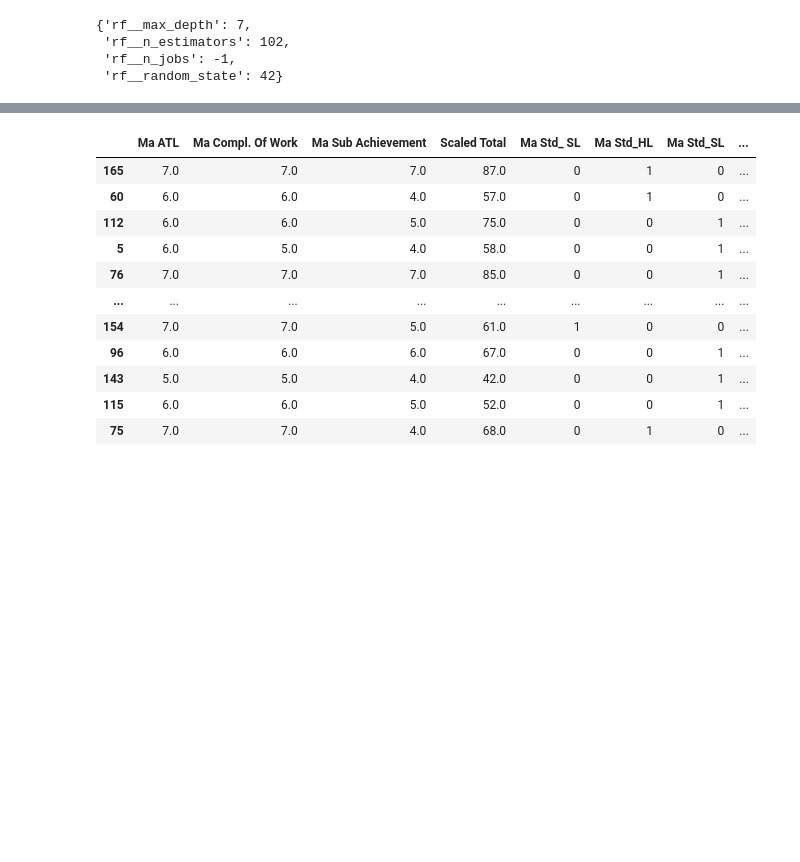
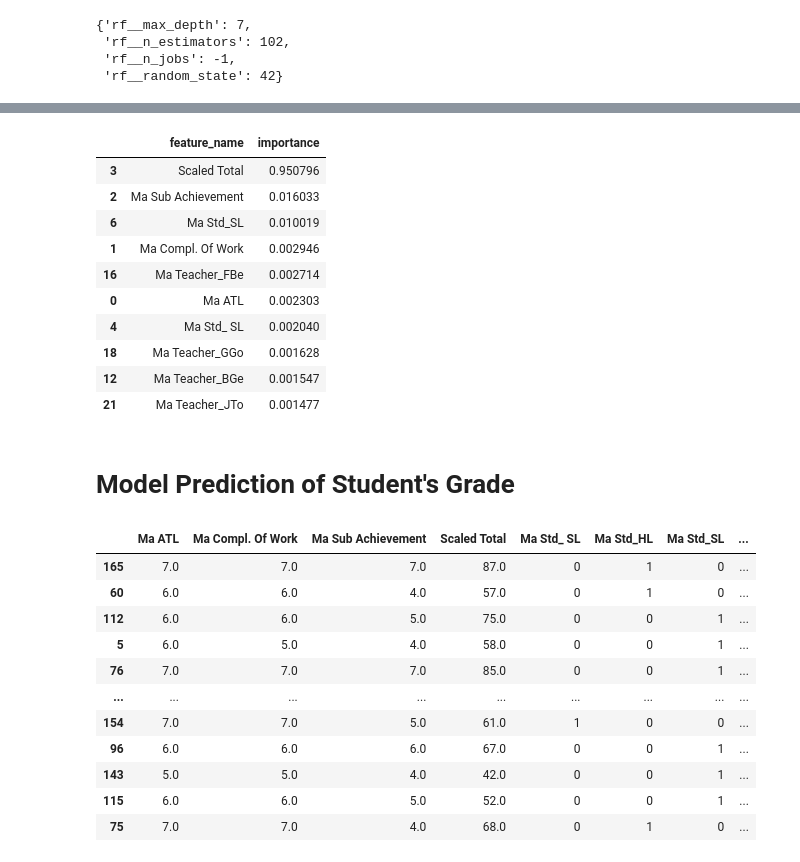
Before and after one commit to siti-alawiyah/ibresultprediction, a Jupyter notebook: RandomForestReg_1.02.ipynb, the cells around one changed output, grey strips where cells are left out. Cells and saved outputs as stored; diff of their text form; code cells hidden in the pictures; blank space fills up the shorter version.

```diff
--- a/RandomForestReg_1.02.ipynb
+++ b/RandomForestReg_1.02.ipynb
@@ -183,3 +208,19 @@ RandomForestRegressor RMSE test score 0.05168566412672757
+# %%
+feature_names.sort_values(by="importance",ascending=False)[:10]
+# %% [output]
+|  | feature_name | importance |
+| 3 | Scaled Total | 0.950796 |
+| 2 | Ma Sub Achievement | 0.016033 |
+| 6 | Ma Std_SL | 0.010019 |
+| 1 | Ma Compl. Of Work | 0.002946 |
+| 16 | Ma Teacher_FBe | 0.002714 |
+| 0 | Ma ATL | 0.002303 |
+| 4 | Ma Std_ SL | 0.002040 |
+| 18 | Ma Teacher_GGo | 0.001628 |
+| 12 | Ma Teacher_BGe | 0.001547 |
+| 21 | Ma Teacher_JTo | 0.001477 |
+# %% [markdown]
+# Model Prediction of Student's Grade
 # %%
 # rounding the results off to nearest whole number
 
```
Also changed, not shown: parts of 4 cells of this notebook.
